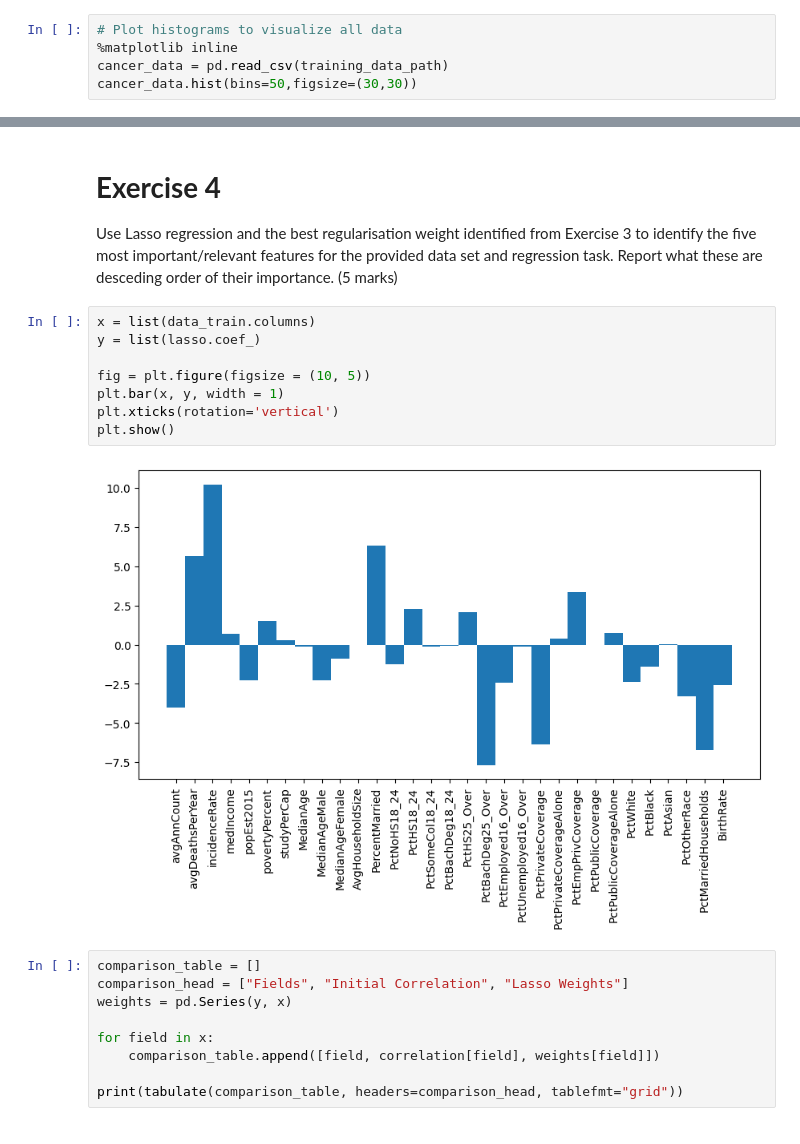
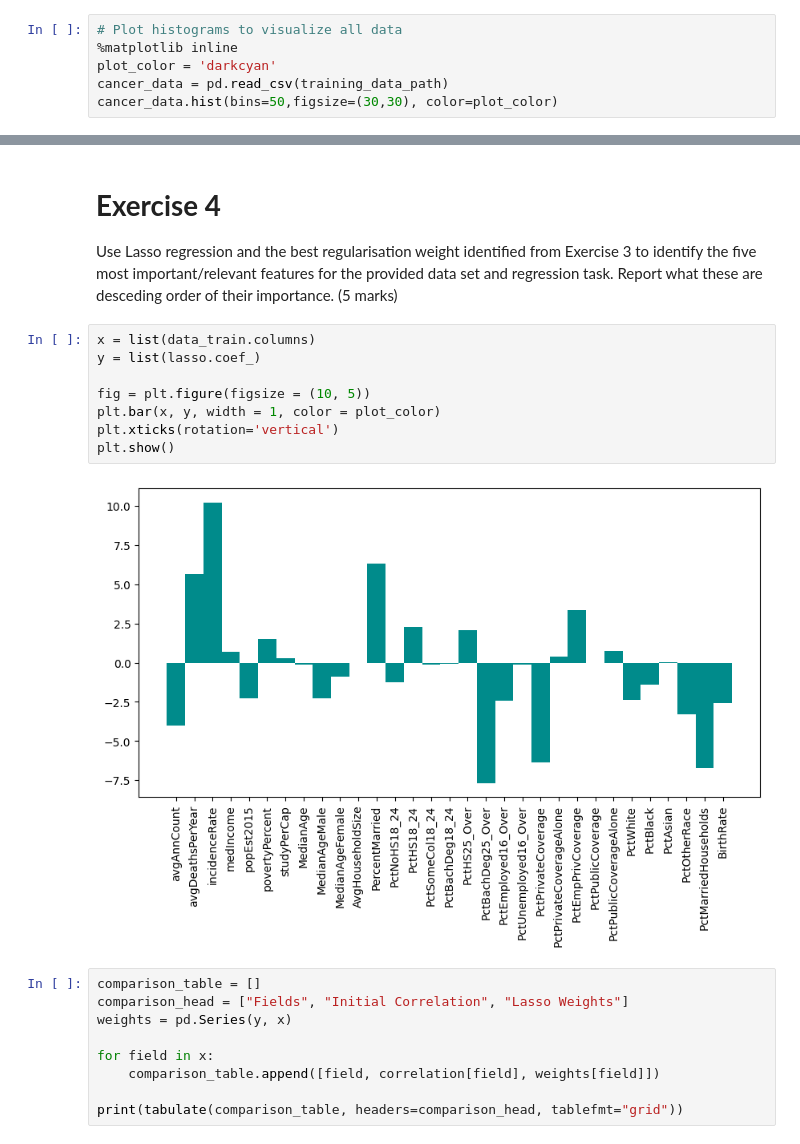
Before and after one commit to AlexandraPosta/machie-learning-pipeline, a Jupyter notebook: COMP3611_Coursework_Assessment.ipynb, the cells around one changed output, grey strips where cells are left out. Saved outputs shown, nothing was run; the diff lists cells and outputs as text.

```diff
--- a/COMP3611_Coursework_Assessment.ipynb
+++ b/COMP3611_Coursework_Assessment.ipynb
@@ -88,8 +88,9 @@ In the first part of the exercise 1, the data set is checked for any unsual feat
 # %%
 # Plot histograms to visualize all data
 %matplotlib inline
+plot_color = 'darkcyan'
 cancer_data = pd.read_csv(training_data_path)
-cancer_data.hist(bins=50,figsize=(30,30))
+cancer_data.hist(bins=50,figsize=(30,30), color=plot_color)
 # %% [output]
 array([[<AxesSubplot: title={'center': 'avgAnnCount'}>,
         <AxesSubplot: title={'center': 'avgDeathsPerYear'}>,
@@ -446,13 +497,13 @@ Use Lasso regression and the best regularisation weight identified from Exercise
 # %%
 x = list(data_train.columns)
 y = list(lasso.coef_)
 
 fig = plt.figure(figsize = (10, 5))
-plt.bar(x, y, width = 1)
+plt.bar(x, y, width = 1, color = plot_color)
 plt.xticks(rotation='vertical')
 plt.show()
 # %% [output]
-[figure, old version]
+[figure, new version]
 # %%
 comparison_table = []
 comparison_head = ["Fields", "Initial Correlation", "Lasso Weights"]
```
Also changed, not shown: parts of 16 cells of this notebook.
